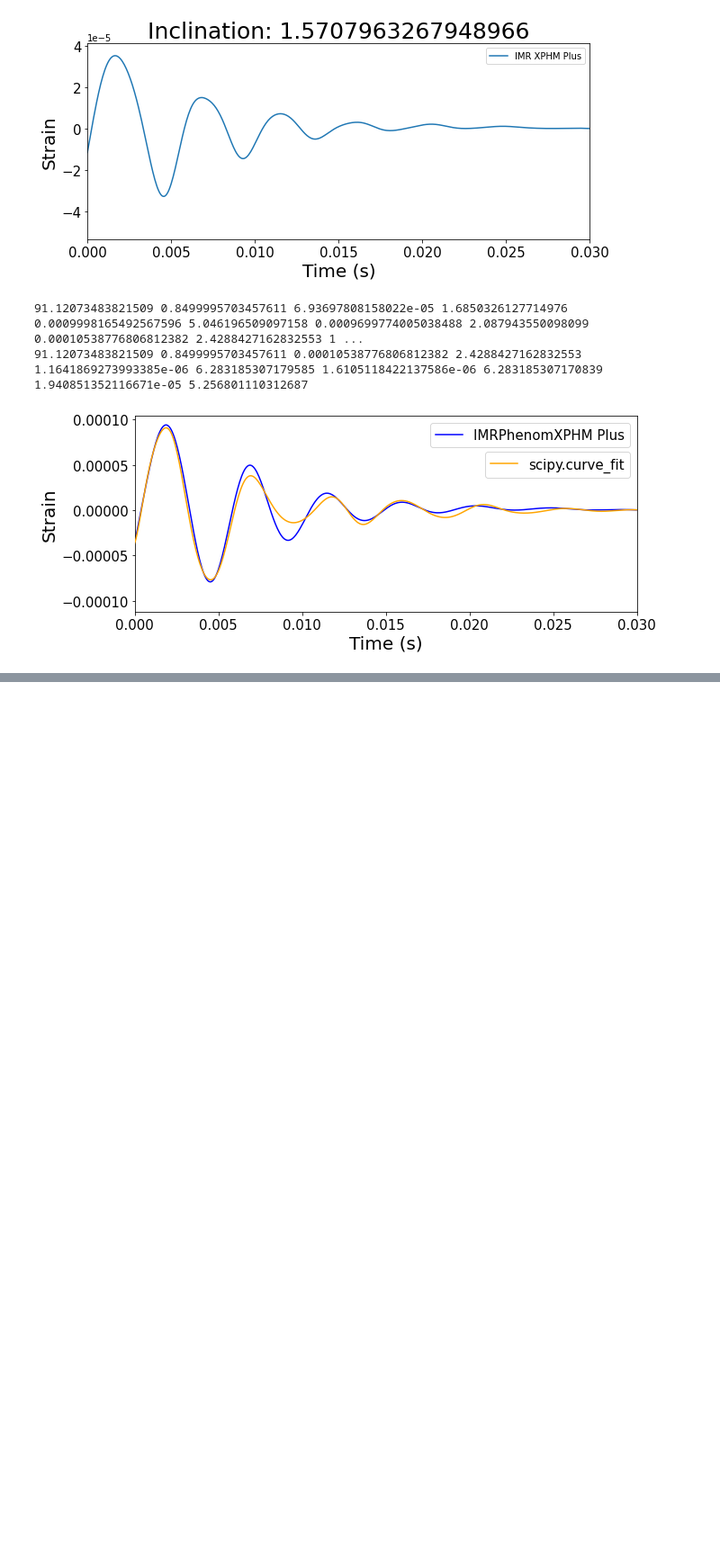
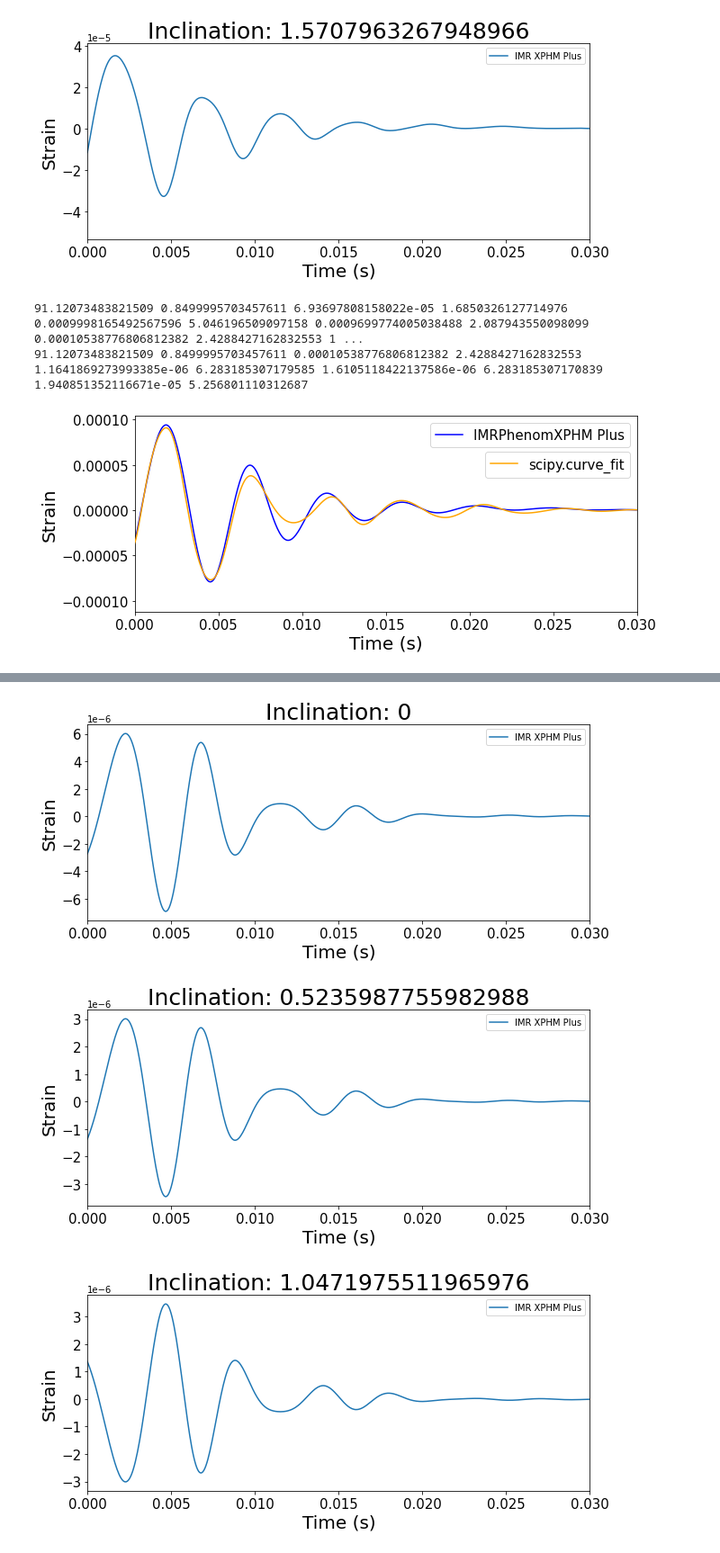
Before and after one commit to rachelmechum/ringdown_qnms, a Jupyter notebook: clean_XPHM.ipynb, the cells around one changed output, grey strips where cells are left out. Shown at 90% size. Drawn from its saved outputs; the diff is of its cells as text; code cells hidden in the pictures; blank space fills up the shorter version.

```diff
--- a/clean_XPHM.ipynb
+++ b/clean_XPHM.ipynb
@@ -461,0 +472,6 @@ for i in inclination:
+# %%
+modes(3,2)
+# %% [output]
+[figure, added]
+[figure, added]
+[figure, added]
```
Also changed, not shown: parts of 15 cells of this notebook.
